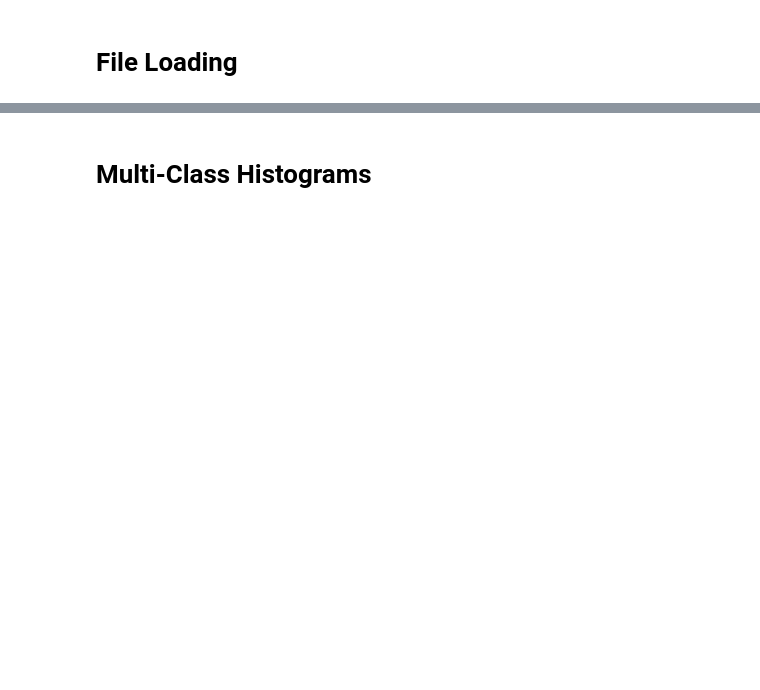
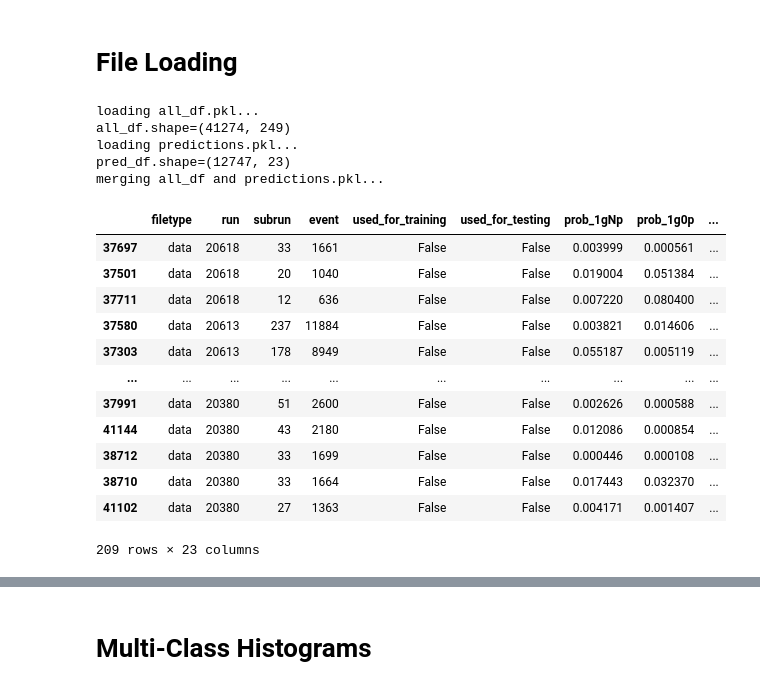
Before and after one commit to leehagaman/uboone_ngem, a Jupyter notebook: ipynb_notebooks/multiclass_histograms.ipynb, the cells around one changed output, grey strips where cells are left out. Saved outputs shown, nothing was run; the diff lists cells and outputs as text; code cells hidden in the pictures; blank space fills up the shorter version.

```diff
--- a/ipynb_notebooks/multiclass_histograms.ipynb
+++ b/ipynb_notebooks/multiclass_histograms.ipynb
@@ -41,0 +32,36 @@ else:
+# %%
+print("loading all_df.pkl...")
+with open(f"{intermediate_files_location}/all_df.pkl", "rb") as f:
+    all_df = pickle.load(f)
+print(f"{all_df.shape=}")
+
+# this only includes predictions for events passing the preselection used during training
+print("loading predictions.pkl...")
+with open(f"../training_outputs/{training}/predictions.pkl", "rb") as f:
+    pred_df = pickle.load(f)
+print(f"{pred_df.shape=}")
+
+print("merging all_df and predictions.pkl...")
+merged_df = pd.merge(all_df, pred_df, on=["filetype", "run", "subrun", "event"], how="left")
+# %% [output]
+loading all_df.pkl...
+all_df.shape=(41274, 249)
+loading predictions.pkl...
+pred_df.shape=(12747, 23)
+merging all_df and predictions.pkl...
+# %%
+merged_df.query("wc_kine_reco_Enu > 0 and wc_shw_sp_n_20mev_showers > 0")[["filetype", "run", "subrun", "event", "used_for_training", "used_for_testing"] + [col for col in merged_df.columns if "prob_" in col]].query("filetype == 'data'").sort_values(by=["run", "subrun", "event"], ascending=False)
+# %% [output]
+|  | filetype | run | subrun | event | used_for_training | used_for_testing | prob_1gNp | prob_1g0p | ... |
+| 37697 | data | 20618 | 33 | 1661 | False | False | 0.003999 | 0.000561 | ... |
+| 37501 | data | 20618 | 20 | 1040 | False | False | 0.019004 | 0.051384 | ... |
+| 37711 | data | 20618 | 12 | 636 | False | False | 0.007220 | 0.080400 | ... |
+| 37580 | data | 20613 | 237 | 11884 | False | False | 0.003821 | 0.014606 | ... |
+| 37303 | data | 20613 | 178 | 8949 | False | False | 0.055187 | 0.005119 | ... |
+| ... | ... | ... | ... | ... | ... | ... | ... | ... | ... |
+| 37991 | data | 20380 | 51 | 2600 | False | False | 0.002626 | 0.000588 | ... |
+| 41144 | data | 20380 | 43 | 2180 | False | False | 0.012086 | 0.000854 | ... |
+| 38712 | data | 20380 | 33 | 1699 | False | False | 0.000446 | 0.000108 | ... |
+| 38710 | data | 20380 | 33 | 1664 | False | False | 0.017443 | 0.032370 | ... |
+| 41102 | data | 20380 | 27 | 1363 | False | False | 0.004171 | 0.001407 | ... |
+209 rows × 23 columns
```
Also changed, not shown: parts of 9 cells of this notebook, 4 other files.
